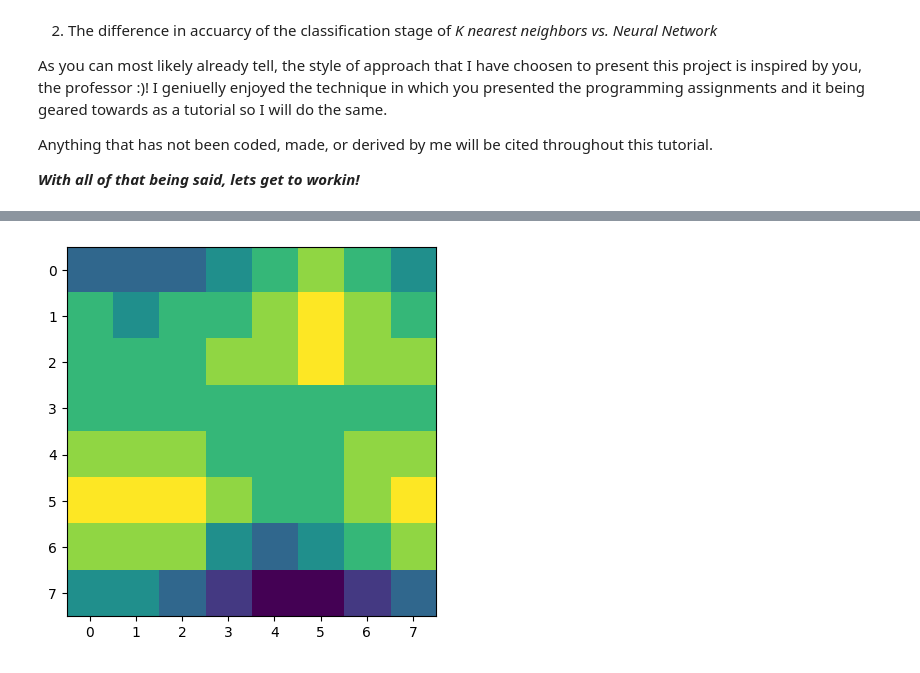
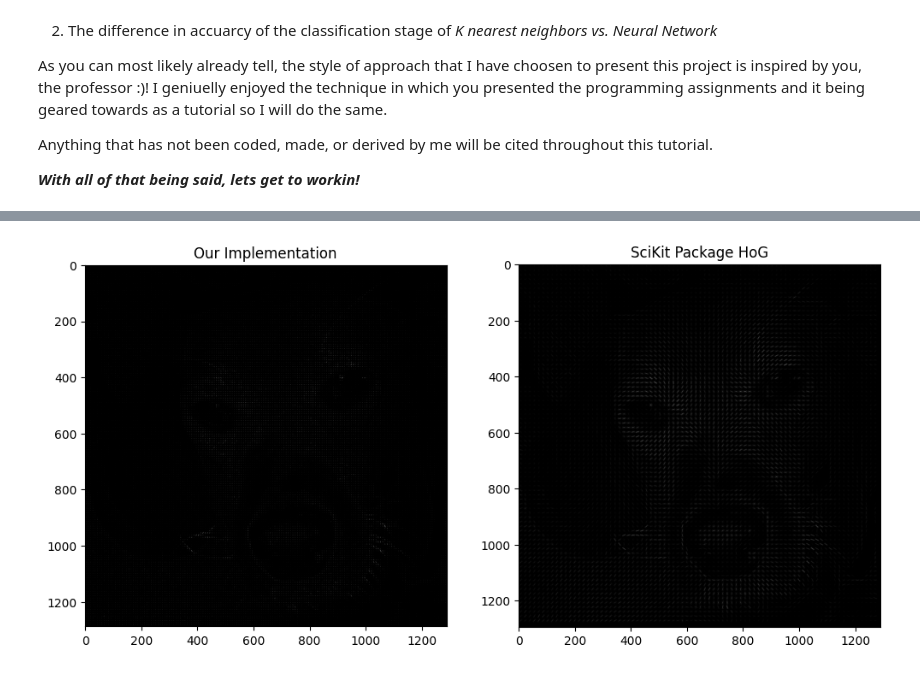
Before and after one commit to willdoesprojects/Bag-of-Words-Image-Classification, a Jupyter notebook: bags_of_word.ipynb, the cells around one changed output, grey strips where cells are left out. Saved outputs shown, nothing was run; the diff lists cells and outputs as text; code cells hidden in the pictures.

```diff
--- a/bags_of_word.ipynb
+++ b/bags_of_word.ipynb
@@ -42,18 +71,21 @@ Text(0.5, 1.0, 'My Dog Wesley')
 # %%
+from skimage.draw import line_aa
+
 #Switching Image back to Grayscale
 def load_image(filepath):
     img = Image.open(filepath).convert('L')
     return (np.asarray(img).astype(float) / 255)
 
 
-image = load_image("./pictures/mypup.jpeg")
+image = load_image("./pictures/mypup.jpg")
 
+""" Self-Defined Function to compute our HoG descriptor """
 def compute_hog(image):
     #Intializing our initial variables: cells, bins, width
     C = 8
     B = 9
     w = 180/B
-
+    epsilon = 0.001
     hog_descriptor = list()
 
     # First Compute Derivates in X and Y direction using central difference
@@ -67,7 +99,6 @@ def compute_hog(image):
     #Compute "mu constant" and "theta"
     mu = np.sqrt(np.square(Ix) + np.square(Iy))
     theta = (180 / np.pi) * (np.arctan2(Iy, Ix) % np.pi)
-
     #Getting our "sliding window" of CxC
     cell_x = image.shape[1] // C
     cell_y = image.shape[0] // C
@@ -76,22 +107,70 @@ def compute_hog(image):
         for j in range(cell_x):
             cell_magnitude = mu[i*C:(i+1)*C, j*C:(j+1)*C]
             cell_orientation = theta[i*C:(i+1)*C, j*C:(j+1)*C]
-            histogram = np.zeros(B)
-
-            for orientation, magnitude in zip(cell_orientation.flatten(), cell_magnitude.flatten()):
-                bin_index = ((orientation // w) - (1/2)) % B
-                histogram[int(bin_index)] = magnitude
-            hog_descriptor.append(histogram)
-
-    return np.array(hog_descriptor)
+            hist, _ = np.histogram(cell_orientation, bins=B, range=(0, 180), weights=cell_magnitude)
+            hog_descriptor.append(hist)
 
 
+    # Reshape the descriptor array
+    hog_descriptor = np.reshape(hog_descriptor, (cell_y, cell_x, B))
+
+    # Normalize histograms over blocks of 2x2 cells
+    block_normed = list()
+    for y in range(cell_y - 1):
+        for x in range(cell_x - 1):
+            block = hog_descriptor[y:y+2, x:x+2, :].ravel()
+            norm = np.linalg.norm(block, ord=2)  # L2 norm
+            block = block / (norm**2 + epsilon)
+            block_normed.append(block)
+
+    hog_features = np.concatenate(block_normed)
+    hog_features = hog_features / (np.linalg.norm(hog_features)**2 + epsilon)
+    return hog_descriptor, hog_features
+
+""" ChatGPT function to display our hog_descriptor """
+def visualize_hog(img, hog_descriptor, cell_size, orientations):
+    # Dimensions of each cell
+    C = cell_size
+
+    # Number of cells along x and y
+    num_cells_x = img.shape[1] // C
+    num_cells_y = img.shape[0] // C
+
+    # Create an array to hold the visualized HoG features
+    hog_image = np.zeros((num_cells_y * C, num_cells_x * C), dtype=float)
+
+    # Go through each cell's histograms
+    max_mag = np.array(hog_descriptor).max()
+    for y in range(num_cells_y):
+        for x in range(num_cells_x):
+            for o in range(orientations):
+                # Get the orientation angle and magnitude
+                angle = 180 / orientations * o
+                magnitude = hog_descriptor[y, x, o] / max_mag
+
+                # Get the center of the cell
+                center_x = x * C + C // 2
+                center_y = y * C + C // 2
+
+                # Calculate the direction vector ends based on the angle and magnitude
+                dx = magnitude * C * np.cos(np.deg2rad(angle))
+                dy = magnitude * C * np.sin(np.deg2rad(angle))
+
+                # Draw the line on the hog_image
+                x1 = center_x + dx / 2
+                y1 = center_y - dy / 2
+                x2 = center_x - dx / 2
+                y2 = center_y + dy / 2
+                rr, cc, val = line_aa(int(y1), int(x1), int(y2), int(x2))
+                hog_image[rr, cc] += val * magnitude
+
+    return hog_image
 
 
+#SciKit hog function to compare results
+hog_descriptor, hog_features = compute_hog(image)
 
-hog_features = compute_hog(image)
-
-fd, hog_image = hog(
+fd, scikit_hog_image = hog(
     image,
     orientations=8,
     pixels_per_cell=(16, 16),
@@ -99,9 +178,16 @@ fd, hog_image = hog(
     visualize=True,
 )
 
-plt.figure(figsize=(10, 4))
-plt.imshow(hog_features, interpolation='nearest')
 
-plt.figure(figsize=(12, 12))
-plt.imshow(hog_image, cmap="gray")
+personal_hog_image = visualize_hog(image, hog_descriptor, 8, 9)
+
+plt.figure(figsize=(12, 6))
+
+plt.subplot(1, 2, 1)
+plt.title("Our Implementation")
+plt.imshow(personal_hog_image, cmap="gray")
+
+plt.subplot(1, 2, 2)
+plt.title("SciKit Package HoG")
+plt.imshow(scikit_hog_image, cmap="gray")
 # %% [output]
@@ -109 +196 @@ TypeError: Invalid shape (0,) for image data
-[figure, old version]
+[figure, new version]
```
Also changed, not shown: parts of 5 cells of this notebook, 4 other files.
